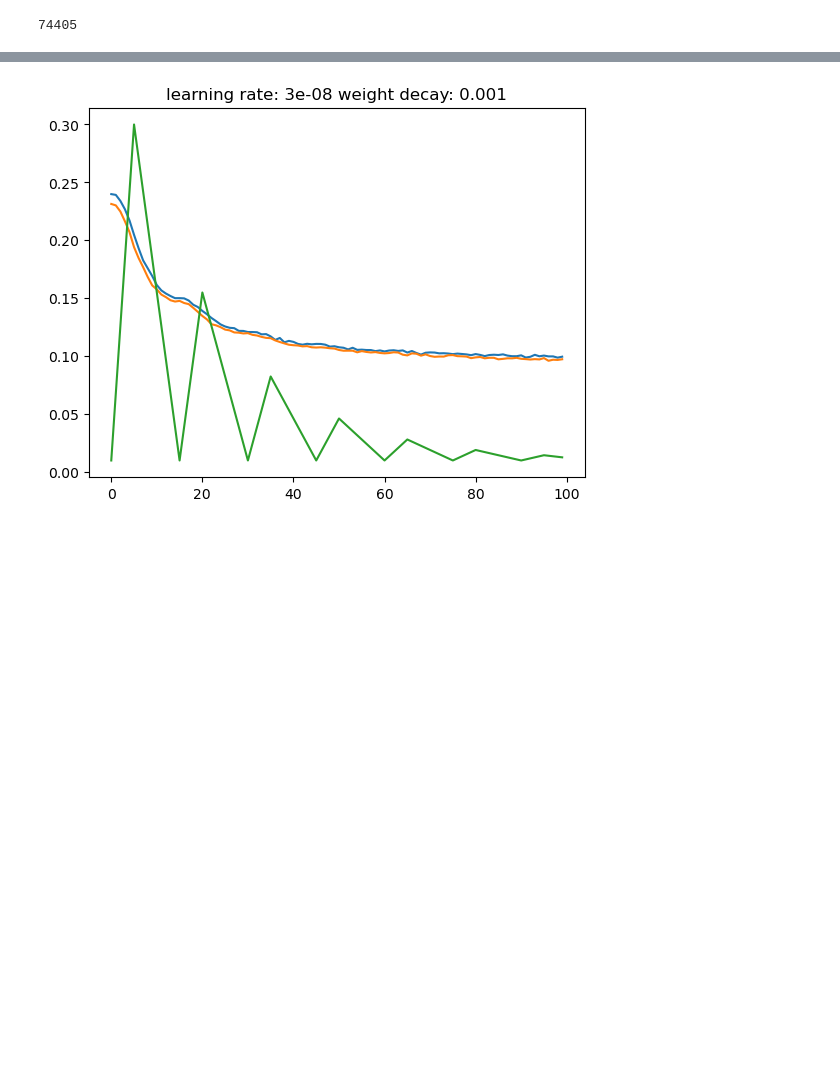
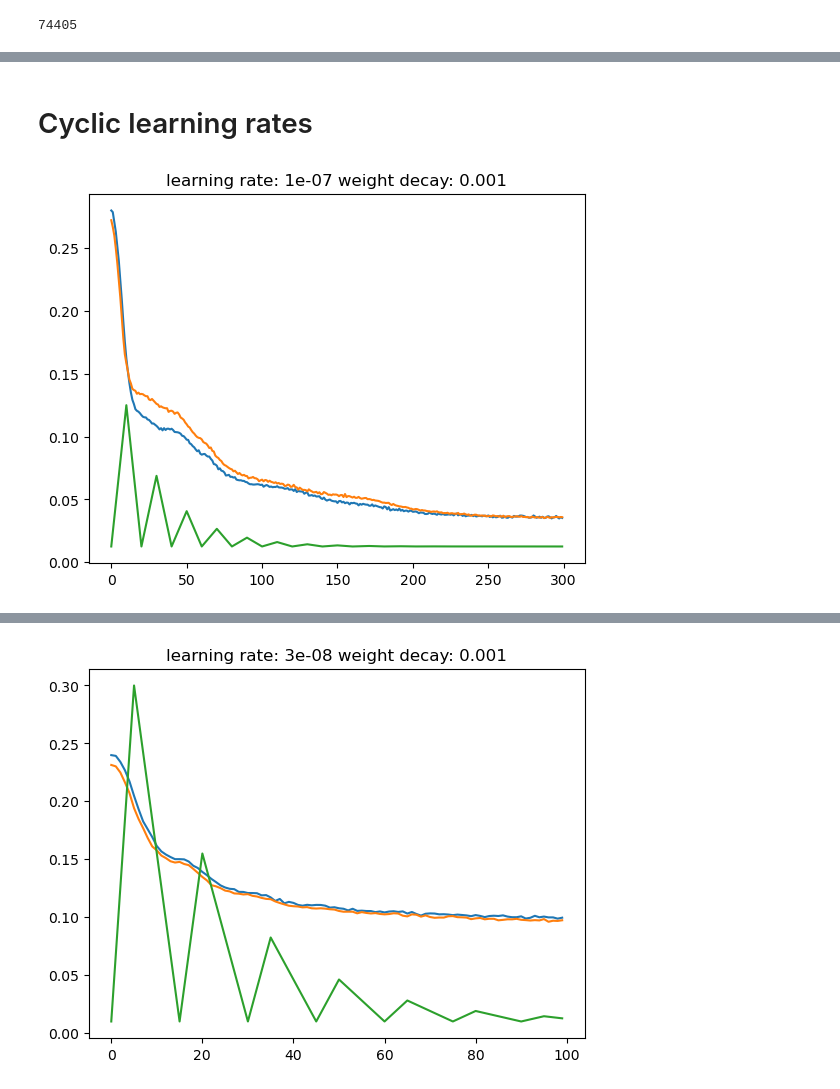
Before and after one commit to Harshjoon/instrument_position_detection_using_ML, a Jupyter notebook: notebooks/set_4/learning_rate_test.ipynb, the cells around one changed output, grey strips where cells are left out. Drawn from its saved outputs; the diff is of its cells as text; code cells hidden in the pictures; blank space fills up the shorter version.

```diff
--- a/notebooks/set_4/learning_rate_test.ipynb
+++ b/notebooks/set_4/learning_rate_test.ipynb
@@ -244,0 +297,44 @@ EPOCH:  100  Train loss:  0.0996  Val loss:  0.0974  LR:  1.2e-09
+# %% [markdown]
+# Cyclic learning rates
+# %%
+# lr = 1e-7
+# wd = 1e-3
+# model = Network()
+
+# epochs = 500
+# optimizer = torch.optim.Adam(
+#         model.parameters(),
+#         lr           = lr,
+#         weight_decay = wd,
+#     )
+
+# # scheduler = lr_scheduler.CyclicLR(
+# #     optimizer,
+# #     base_lr=1e-8,
+# #     max_lr=1e-7,
+# #     cycle_momentum=False,
+# #     gamma=1,
+# #     step_size_up=10,
+# #     step_size_down =10,
+# #     mode='triangular2',
+# #)
+
+# gamma = 0.995
+# scheduler = lr_scheduler.ExponentialLR(
+#     optimizer,
+#     #step_size = scheduler_step_size,
+#     gamma     = gamma)
+
+# train_losses = []
+# val_losses   = []
+# lrs          = []
+
+
+txt = "learning rate: " + str(lr) +  " weight decay: " + str(wd)
+plt.title(txt)
+plt.plot(train_losses)
+plt.plot(val_losses)
+plt.plot( [lr/8e-7 for lr in lrs ])
+plt.show()
+# %% [output]
+[figure, added]
```
Also changed, not shown: parts of 17 cells of this notebook, 5 other files.
